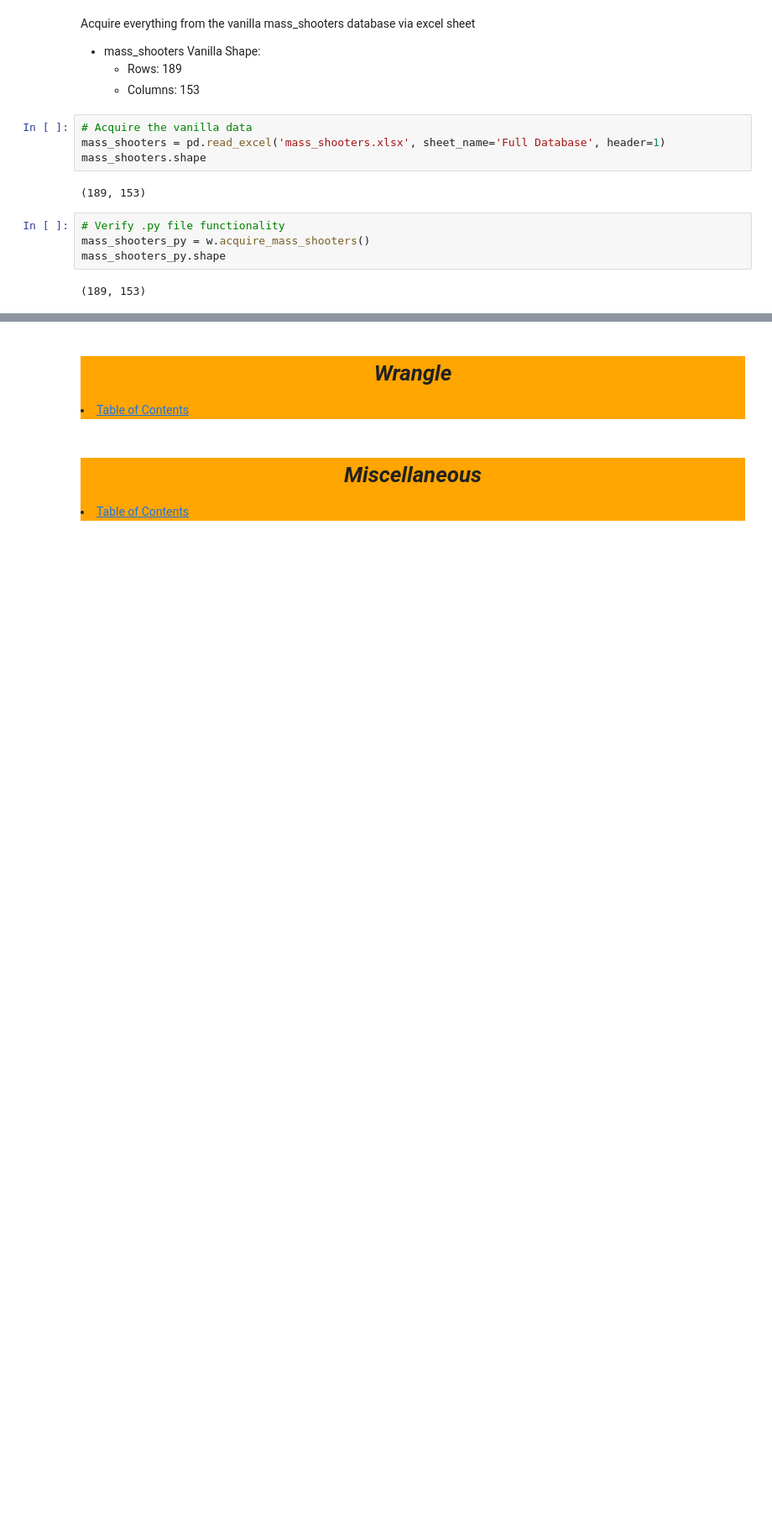
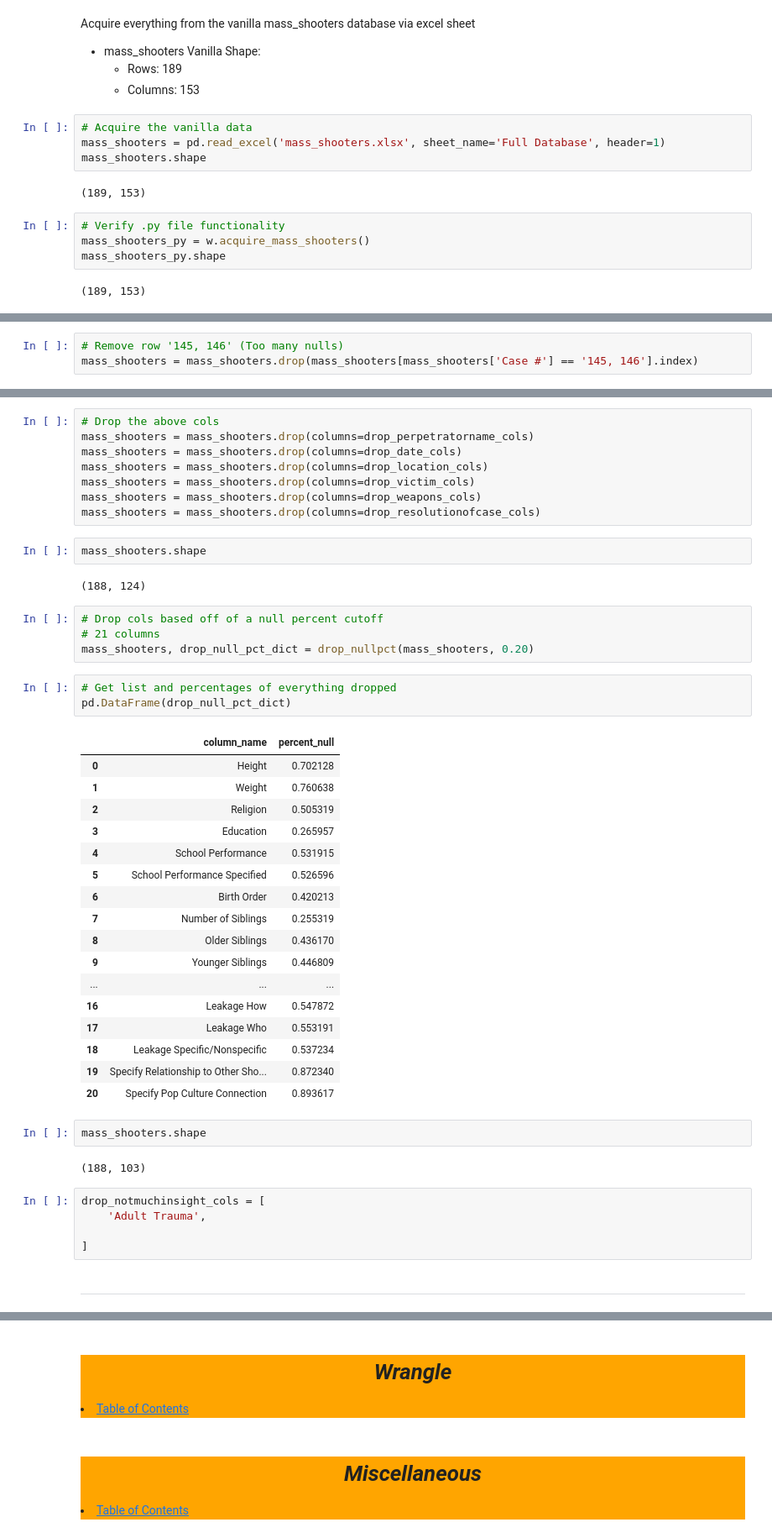
Before and after one commit to Jared-Wood135/mass-shooters-project, a Jupyter notebook: wrangle.ipynb, the cells around one changed output, grey strips where cells are left out. Shown at 84% size. Cells and saved outputs as stored; diff of their text form; blank space fills up the shorter version.

```diff
--- a/wrangle.ipynb
+++ b/wrangle.ipynb
@@ -61,0 +79,3 @@ mass_shooters_py.shape
+# %%
+# Remove row '145, 146' (Too many nulls)
+mass_shooters = mass_shooters.drop(mass_shooters[mass_shooters['Case #'] == '145, 146'].index)
@@ -61,0 +133,48 @@ mass_shooters_py.shape
+# %%
+# Drop the above cols
+mass_shooters = mass_shooters.drop(columns=drop_perpetratorname_cols)
+mass_shooters = mass_shooters.drop(columns=drop_date_cols)
+mass_shooters = mass_shooters.drop(columns=drop_location_cols)
+mass_shooters = mass_shooters.drop(columns=drop_victim_cols)
+mass_shooters = mass_shooters.drop(columns=drop_weapons_cols)
+mass_shooters = mass_shooters.drop(columns=drop_resolutionofcase_cols)
+# %%
+mass_shooters.shape
+# %% [output]
+(188, 124)
+# %%
+# Drop cols based off of a null percent cutoff
+# 21 columns
+mass_shooters, drop_null_pct_dict = drop_nullpct(mass_shooters, 0.20)
+# %%
+# Get list and percentages of everything dropped
+pd.DataFrame(drop_null_pct_dict)
+# %% [output]
+|  | column_name | percent_null |
+| 0 | Height | 0.702128 |
+| 1 | Weight | 0.760638 |
+| 2 | Religion | 0.505319 |
+| 3 | Education | 0.265957 |
+| 4 | School Performance | 0.531915 |
+| 5 | School Performance Specified | 0.526596 |
+| 6 | Birth Order | 0.420213 |
+| 7 | Number of Siblings | 0.255319 |
+| 8 | Older Siblings | 0.436170 |
+| 9 | Younger Siblings | 0.446809 |
+| ... | ... | ... |
+| 16 | Leakage How | 0.547872 |
+| 17 | Leakage Who | 0.553191 |
+| 18 | Leakage Specific/Nonspecific | 0.537234 |
+| 19 | Specify Relationship to Other Sho... | 0.872340 |
+| 20 | Specify Pop Culture Connection | 0.893617 |
+# %%
+mass_shooters.shape
+# %% [output]
+(188, 103)
+# %%
+drop_notmuchinsight_cols = [
+    'Adult Trauma',
+
+]
+# %% [markdown]
+---
```
Also changed, not shown: parts of 19 cells of this notebook.
